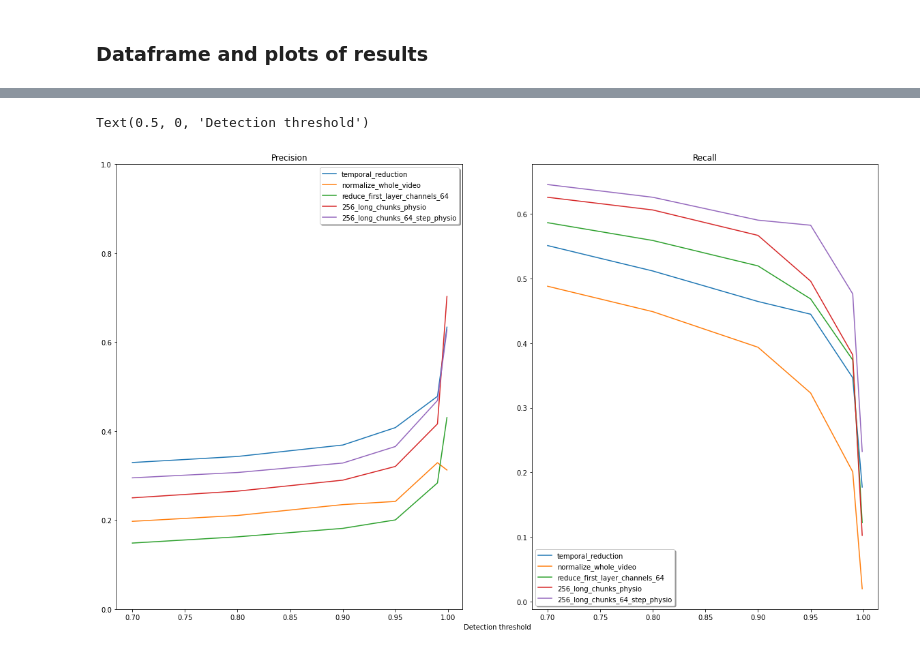
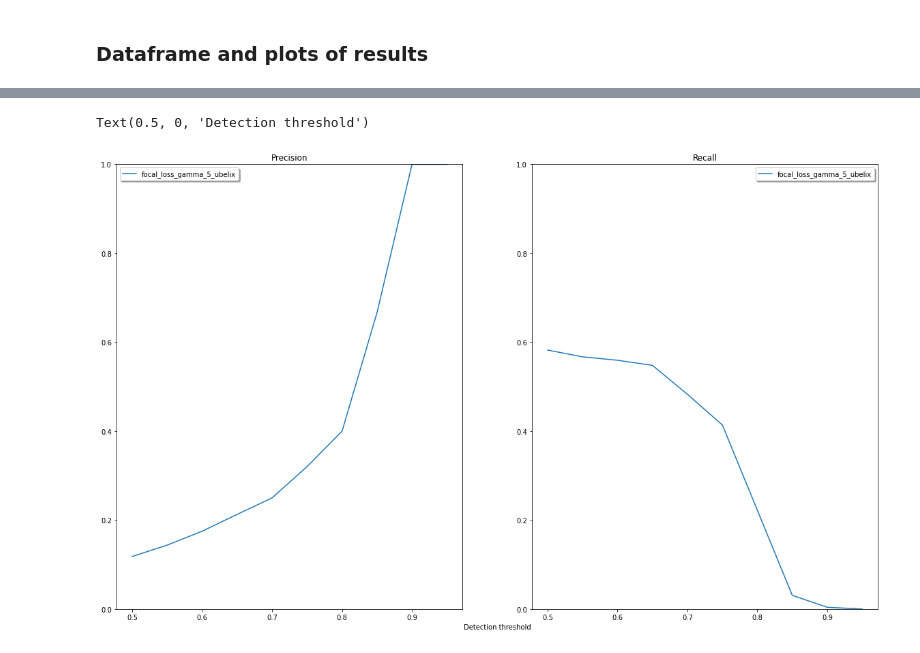
Before and after one commit to dottipr/sparks_project, a Jupyter notebook: sparks/validate UNet trainings.ipynb, the cells around one changed output, grey strips where cells are left out. Saved outputs shown, nothing was run; the diff lists cells and outputs as text; code cells hidden in the pictures.

```diff
--- a/sparks/validate UNet trainings.ipynb
+++ b/sparks/validate UNet trainings.ipynb
@@ -602,9 +640,9 @@ for training_name in training_names:
     ious_puffs_all_video = ious_puffs_all_trainings[training_name]
     ious_waves_all_video = ious_waves_all_trainings[training_name]
 
-    ious_sparks_avg[training_name] = np.sum(np.asarray(ious_sparks_all_video),0)/num_videos
-    ious_puffs_avg[training_name] = np.sum(np.asarray(ious_puffs_all_video),0)/num_videos
-    ious_waves_avg[training_name] = np.sum(np.asarray(ious_waves_all_video),0)/num_videos
+    ious_sparks_avg[training_name] = np.sum(np.array([list(res.values()) for res in ious_sparks_all_video.values()]),0)/num_videos
+    ious_puffs_avg[training_name] = np.sum(np.array([list(res.values()) for res in ious_puffs_all_video.values()]),0)/num_videos
+    ious_waves_avg[training_name] = np.sum(np.array([list(res.values()) for res in ious_waves_all_video.values()]),0)/num_videos
 # %% [markdown]
 ### Plot average IoU for all trainings and all classes wrt to exclusion radius
 # %%
@@ -888,20 +916,23 @@ def compute_prec_rec(annotations, preds, thresholds, ignore_frames=0,
 
 def reduce_metrics_thresholds(results):
     # apply metrics reduction to results corresponding to different thresholds
-    # results is a list of dicts
+    # results is a dict of dicts (# videos x # thresholds)
     # thresholds is the list of used thresholds
-    # returns dicts of reduced 'Metrics' instances for every threshold
+    # returns dicts of reduced 'Metrics' instances for every threshold (# thresholds x # metrics)
 
-    # list of dicts to dict of lists
-    results_t = {k: [dic[k] for dic in results] for k in results[0]}
+    # revert nested dictionaires
+    results_t = defaultdict(dict)
+    for video_id, video_metrics in results.items():
+        for t, t_metrics in video_metrics.items():
+            results_t[t][video_id] = t_metrics
 
     reduced_metrics = {}
     prec = {}
     rec = {}
 
     for t, res in results_t.items():
-        # res is a list of 'Metrics' of all videos wrt a threshold
-        reduced_res = reduce_metrics(res)
+        # res is a dict of 'Metrics' for all videos
+        reduced_res = reduce_metrics(list(res.values()))
 
         reduced_metrics[t] = reduced_res
         prec[t] = reduced_res.precision
@@ -918,24 +949,30 @@ def reduce_metrics_thresholds(results):
 # parameters
 ignore_frames = 6
 
-t_detection_sparks = [0.7,0.8,0.9,0.95,0.99,0.999]
+t_detection_sparks = [0.5,0.55,0.6,0.65,0.7,0.75,0.8,0.85,0.9,0.95]
 
-min_radius_sparks = 3
+min_radius_sparks = 2
 match_distance = 6
 
 # each dictionary contains, for every training name, a list of prec rec scores for all videos for all thresholds
 prec_rec_sparks_all_trainings = {} # num trainings x num video x num thresholds
 
 for training_name in training_names:
+    print(training_name)
     # get predictions
     sparks_training = sparks[training_name]
 
     # get annotations
     ys_training = ys[training_name]
 
-    prec_rec_sparks_all_video = []
+    prec_rec_sparks_all_video = {}
 
-    for sparks_sample, ys_sample, ys_raw in zip(sparks_training, ys_training, ys_all_trainings):
+    for video_id in ys_all_trainings.keys():
+        print(video_id)
+        sparks_sample = sparks_training[video_id]
+        ys_sample = ys_training[video_id]
+        ys_raw = ys_all_trainings[video_id]
+
         # get binary ys
         ys_sparks_sample = np.where(ys_sample==1,1.0,0.0)
 
@@ -948,6 +985,7 @@ for training_name in training_names:
                                           min_radius_sparks, match_distance,
                                           ignore_mask
                                          ) # dict indexed by threshold value
-        prec_rec_sparks_all_video.append(prec_rec_all_t)
+        pprint.pprint(dict(prec_rec_all_t))
+        prec_rec_sparks_all_video[video_id] = prec_rec_all_t
 
     prec_rec_sparks_all_trainings[training_name] = prec_rec_sparks_all_video
@@ -995,25 +1043,25 @@ df.to_csv("sparks_precision_recall.csv")
 # %%
 fig, axs = plt.subplots(1, 2, sharex=True, figsize=(20,12))
 fig.add_subplot(111, frameon=False)
 
 for training_name in training_names:
     axs[0].plot(t_detection_sparks, prec_avg[training_name].values(), label=training_name)
 
 axs[0].set_title('Precision')
 axs[0].set_ylim([0,1])
 axs[0].legend(shadow=True, fancybox=True)
 
 for training_name in training_names:
     axs[1].plot(t_detection_sparks, rec_avg[training_name].values(), label=training_name)
 
 axs[1].set_title('Recall')
-#axs[1].set_ylim([0,1])
+axs[1].set_ylim([0,1])
 axs[1].legend(shadow=True, fancybox=True)
 
 plt.tick_params(labelcolor='none', which='both', top=False, bottom=False, left=False, right=False)
 plt.xlabel("Detection threshold")
 # %% [output]
 Text(0.5, 0, 'Detection threshold')
-[figure, old version]
+[figure, new version]
 # %%
 fig.savefig("sparks_precision_recall.png")
```
Also changed, not shown: parts of 16 cells of this notebook, 5 other files.
